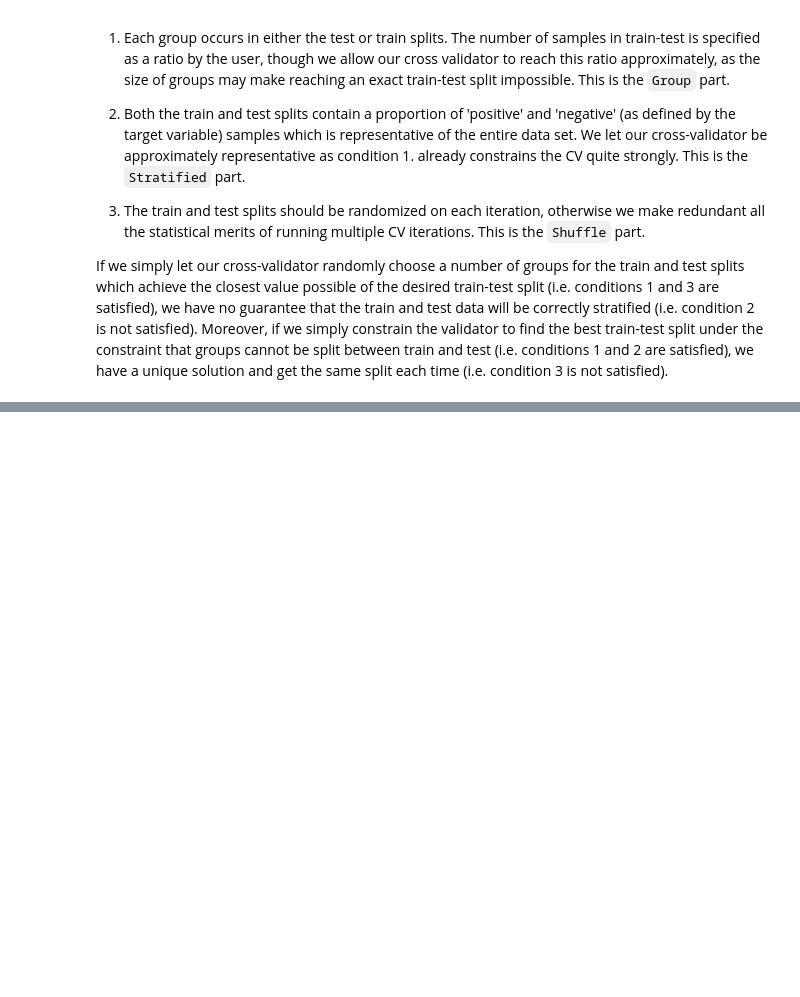
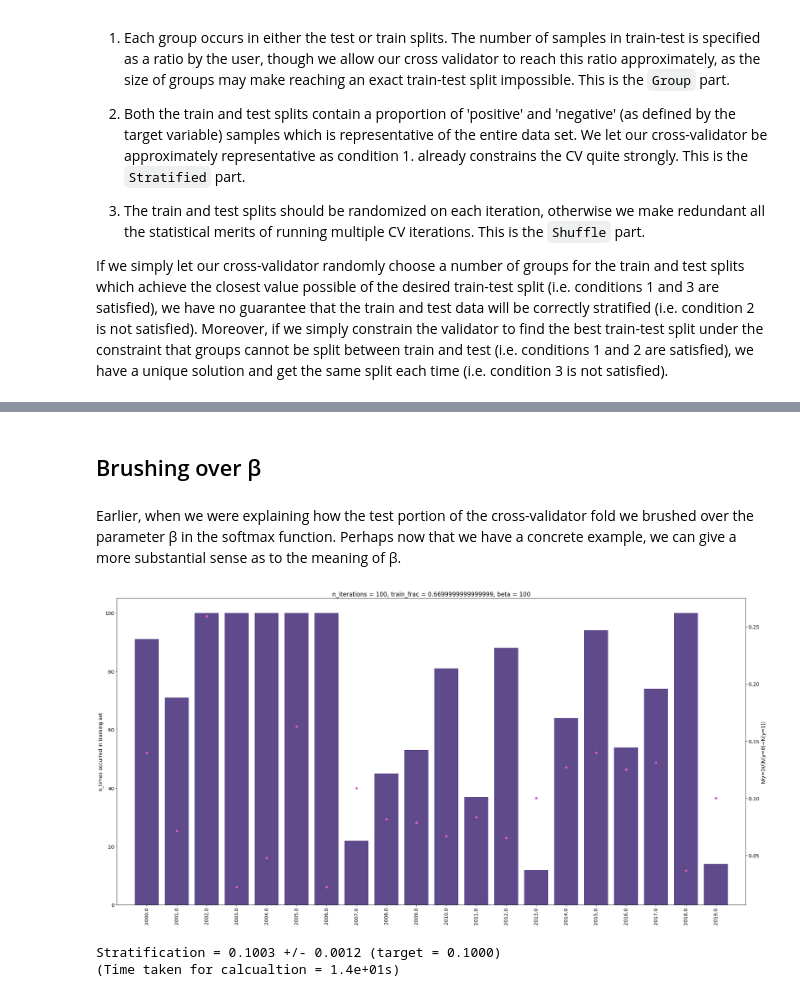
Before and after one commit to Yoyodyne-Data-Science/GroupStratifiedShuffleSplit, a Jupyter notebook: GroupStratifiedShuffleSplitBinary.ipynb, the cells around one changed output, grey strips where cells are left out. Drawn from its saved outputs; the diff is of its cells as text; code cells hidden in the pictures; blank space fills up the shorter version.

```diff
--- a/GroupStratifiedShuffleSplitBinary.ipynb
+++ b/GroupStratifiedShuffleSplitBinary.ipynb
@@ -1155,0 +1240,10 @@ f1_score(latest_student_df['went_to_top_uni'], y_pred_gsssb)
+# %% [markdown]
+## Brushing over &#946;
+# %% [markdown]
+Earlier, when we were explaining how the test portion of the cross-validator fold we brushed over the parameter &#946; in the softmax function. Perhaps now that we have a concrete example, we can give a more substantial sense as to the meaning of &#946;.
+# %%
+gsssb.test_make_one_group_stratified_shuffle_split(save_loc = 'images/beta_plot_100')
+# %% [output]
+[figure, added]
+Stratification = 0.1003 +/- 0.0012 (target = 0.1000)
+(Time taken for calcualtion = 1.4e+01s)
```
Also changed, not shown: parts of 53 cells of this notebook, 6 other files.
